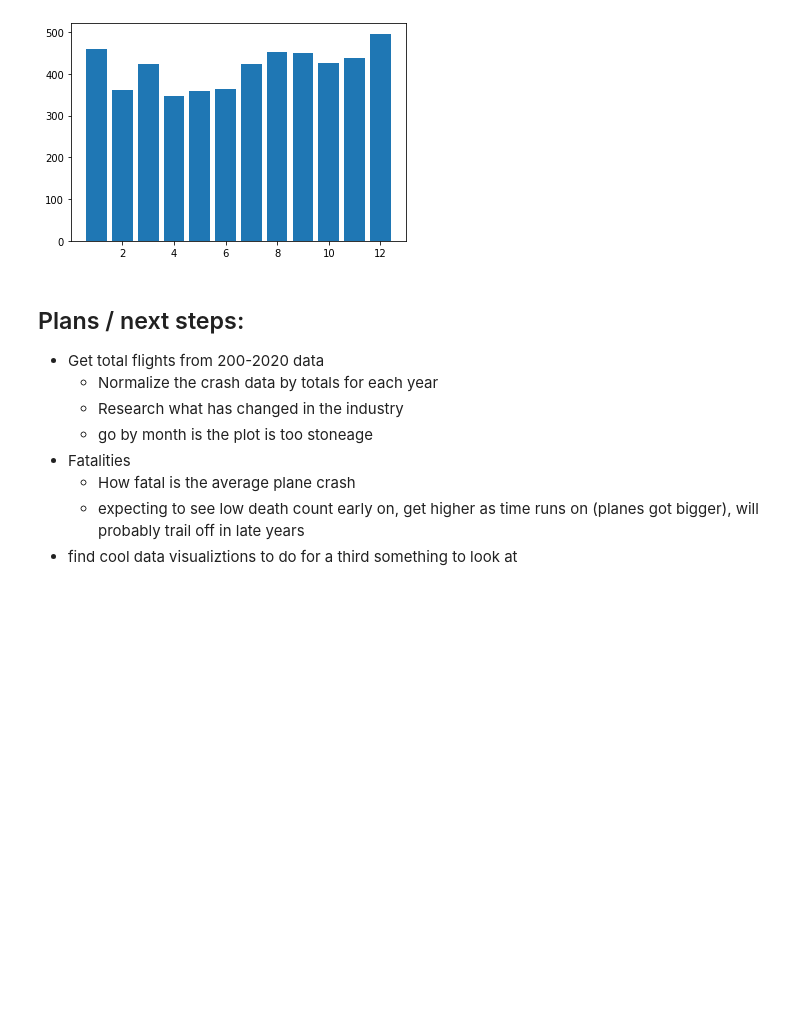
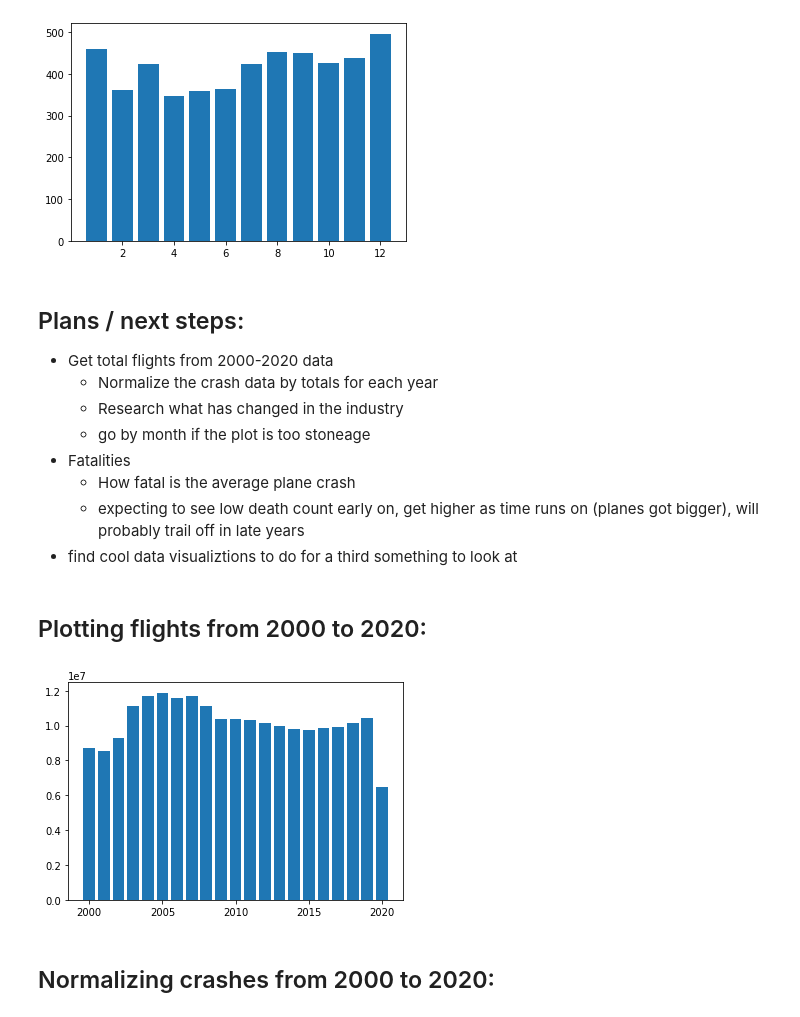
Before and after one commit to bgrantBoards/midterm-keanu-ben, a Jupyter notebook: notebook.ipynb, the cells around one changed output. Drawn from its saved outputs; the diff is of its cells as text; code cells hidden in the pictures; blank space fills up the shorter version.

Commit message:
Renamed the file containing flight totals from 2000 - 2020. Made changes to notebook.

```diff
--- a/notebook.ipynb
+++ b/notebook.ipynb
@@ -9,12 +9,14 @@ Run the cell below each time the notebook is started or restarted to ensure that
 %autoreload 2
 # %% [markdown]
 ## Crashes by year over time
+# %%
+import dateparser as dp
+import pandas as pd
+import matplotlib.pyplot as plt
+
+data = pd.read_csv("all_data.csv")
 # %%
-import dateparser as dp
-import pandas as pd
-import matplotlib.pyplot as plt
-
-dates = pd.read_csv("all_data.csv")["Date:"]
+dates = data["Date:"]
 
 crashes_by_year = {}
 
@@ -52,11 +55,36 @@ plt.show()
 [figure]
 # %% [markdown]
 ## Plans / next steps:
-- Get total flights from 200-2020 data
+- Get total flights from 2000-2020 data
     - Normalize the crash data by totals for each year
     - Research what has changed in the industry
-    - go by month is the plot is too stoneage
+    - go by month if the plot is too stoneage
 - Fatalities
     - How fatal is the average plane crash
     - expecting to see low death count early on, get higher as time runs on (planes got bigger), will probably trail off in late years
 - find cool data visualiztions to do for a third something to look at
+# %% [markdown]
+## Plotting flights from 2000 to 2020:
+# %%
+# flights from 2000 - 2020
+flights_by_month = pd.read_csv("Air_Traffic.csv")
+
+# dictionary to hold each flight year (keys) and the total number of flights that year (values)
+flights_by_year = {}
+
+for _, flight in flights_by_month.iterrows():
+    # use date parser on date:
+    year = dp.parse(flight["Period"]).year
+
+    # build dictionary
+    if year in flights_by_year:
+        flights_by_year[year] += flight["Total"]
+    else:
+        flights_by_year[year] = flight["Total"]
+# %%
+plt.bar(flights_by_year.keys(), flights_by_year.values())
+plt.show()
+# %% [output]
+[figure, added]
+# %% [markdown]
+## Normalizing crashes from 2000 to 2020:
```
Also changed, not shown: parts of 9 cells of this notebook, 1 other file.
